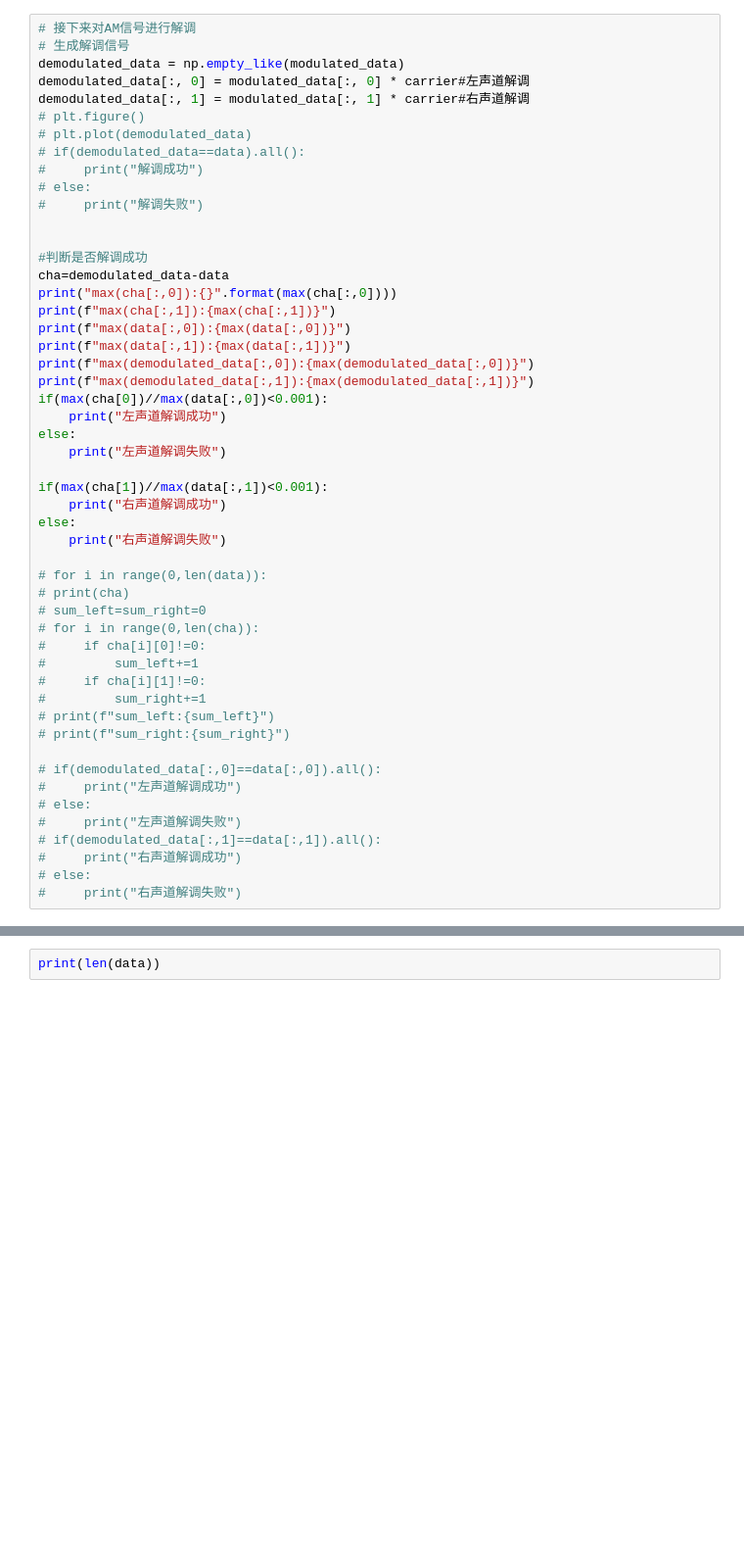
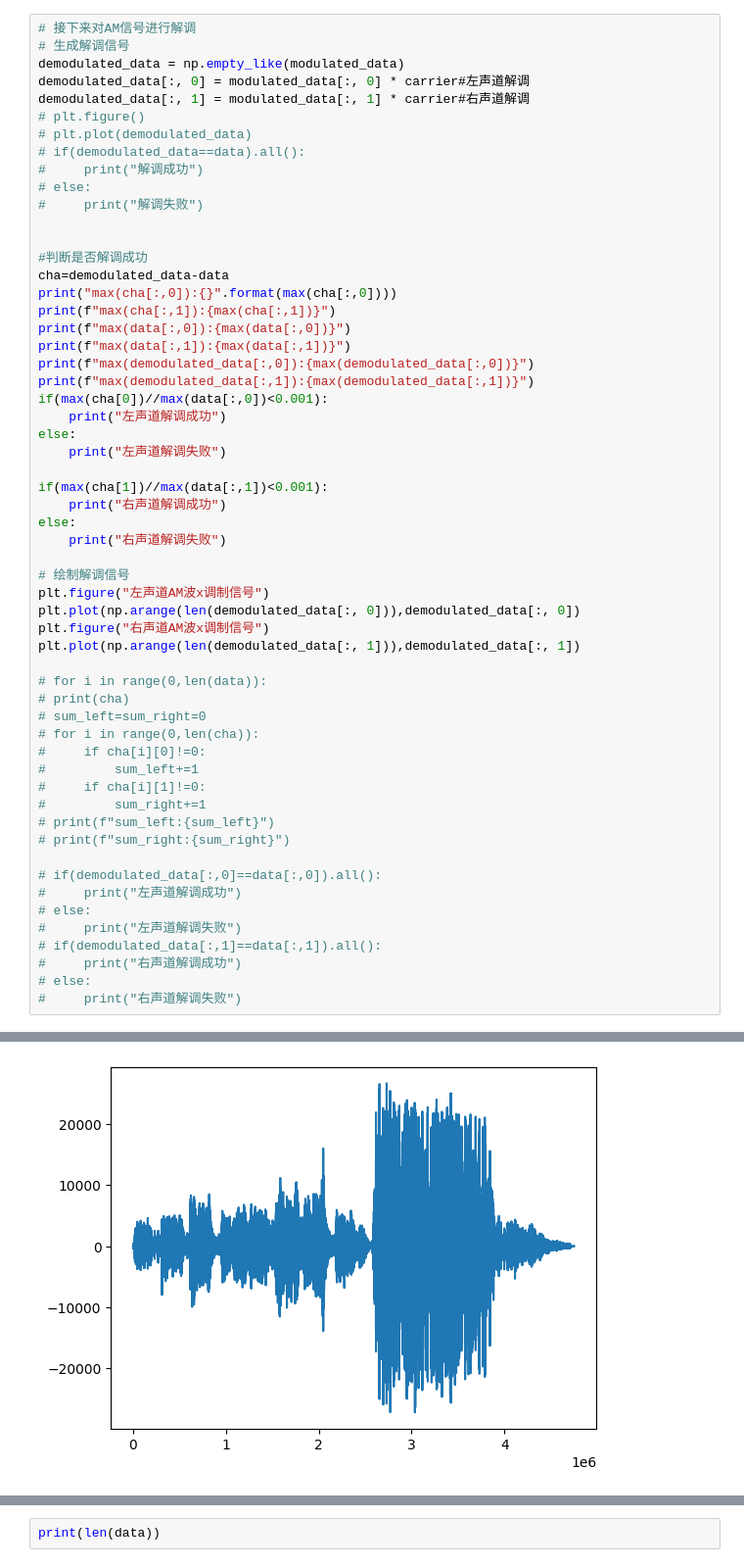
Before and after one commit to YFC0254/Up-Load, a Jupyter notebook: 通信原理/思考题1.ipynb, the cells around one changed output, grey strips where cells are left out. Shown at 98% size. Cells and saved outputs as stored; diff of their text form; blank space fills up the shorter version.

```diff
--- a/通信原理/思考题1.ipynb
+++ b/通信原理/思考题1.ipynb
@@ -58,6 +71,12 @@ if(max(cha[1])//max(data[:,1])<0.001):
 else:
     print("右声道解调失败")
 
+# 绘制解调信号
+plt.figure("左声道AM波x调制信号")
+plt.plot(np.arange(len(demodulated_data[:, 0])),demodulated_data[:, 0])
+plt.figure("右声道AM波x调制信号")
+plt.plot(np.arange(len(demodulated_data[:, 1])),demodulated_data[:, 1])
+
 # for i in range(0,len(data)):
 # print(cha)
 # sum_left=sum_right=0
@@ -88,0 +109 @@ max(demodulated_data[:,1]):27485
+[figure, added]
```
Also changed, not shown: parts of 4 cells of this notebook.
